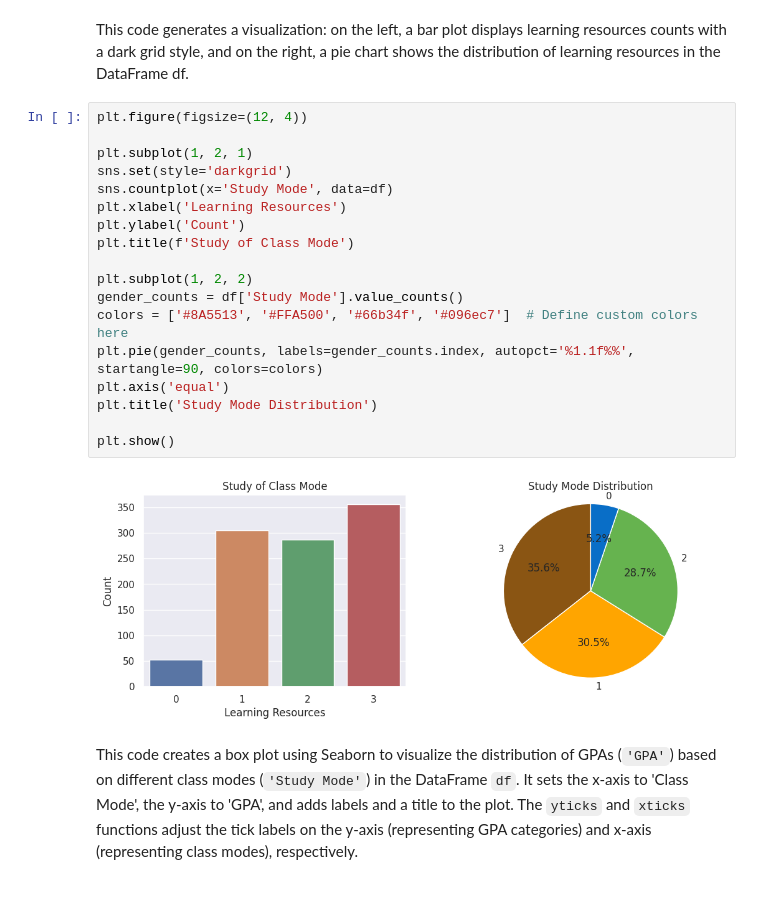
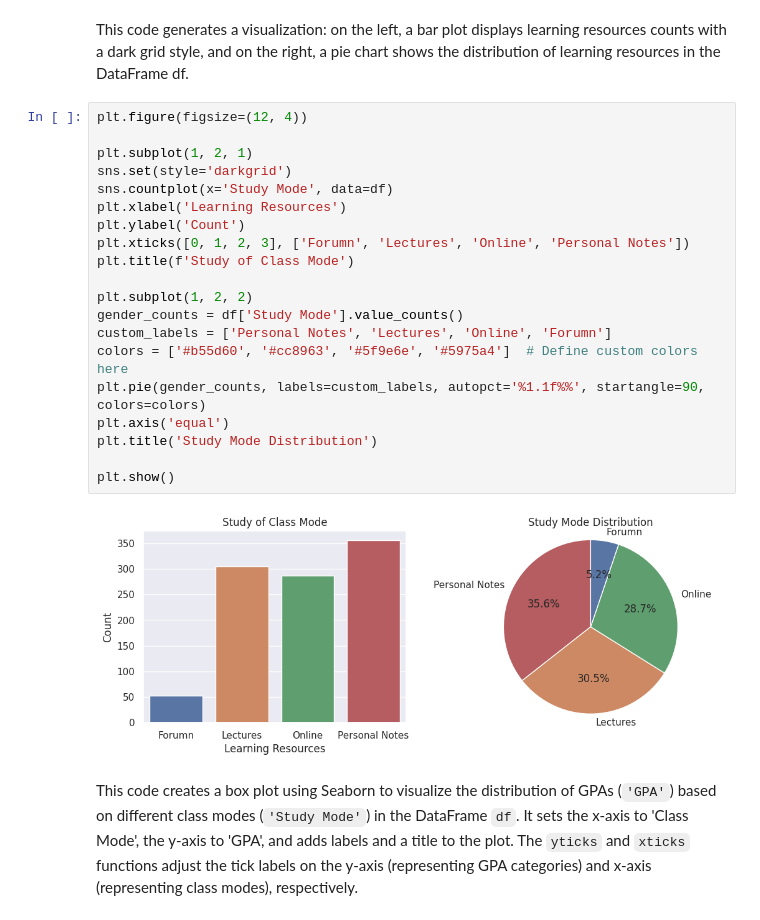
Before and after one commit to Ofori416/Student.PredictionModel, a Jupyter notebook: Student_Prediction.ipynb, the cells around one changed output. Saved outputs shown, nothing was run; the diff lists cells and outputs as text.

```diff
--- a/Student_Prediction.ipynb
+++ b/Student_Prediction.ipynb
@@ -244,23 +256,25 @@ This code generates a visualization: on the left, a bar plot displays learning r
 # %%
 plt.figure(figsize=(12, 4))
 
 plt.subplot(1, 2, 1)
 sns.set(style='darkgrid')
 sns.countplot(x='Study Mode', data=df)
 plt.xlabel('Learning Resources')
 plt.ylabel('Count')
+plt.xticks([0, 1, 2, 3], ['Forumn', 'Lectures', 'Online', 'Personal Notes'])
 plt.title(f'Study of Class Mode')
 
 plt.subplot(1, 2, 2)
 gender_counts = df['Study Mode'].value_counts()
-colors = ['#8A5513', '#FFA500', '#66b34f', '#096ec7']  # Define custom colors here
-plt.pie(gender_counts, labels=gender_counts.index, autopct='%1.1f%%', startangle=90, colors=colors)
+custom_labels = ['Personal Notes', 'Lectures', 'Online', 'Forumn']
+colors = ['#b55d60', '#cc8963', '#5f9e6e', '#5975a4']  # Define custom colors here
+plt.pie(gender_counts, labels=custom_labels, autopct='%1.1f%%', startangle=90, colors=colors)
 plt.axis('equal')
 plt.title('Study Mode Distribution')
 
 plt.show()
 # %% [output]
-[figure, old version]
+[figure, new version]
 # %% [markdown]
 This code creates a box plot using Seaborn to visualize the distribution of GPAs (`'GPA'`) based on different class modes (`'Study Mode'`) in the DataFrame `df`. It sets the x-axis to 'Class Mode', the y-axis to 'GPA', and adds labels and a title to the plot. The `yticks` and `xticks` functions adjust the tick labels on the y-axis (representing GPA categories) and x-axis (representing class modes), respectively.
 # %%
```
Also changed, not shown: parts of 1 cell of this notebook.
